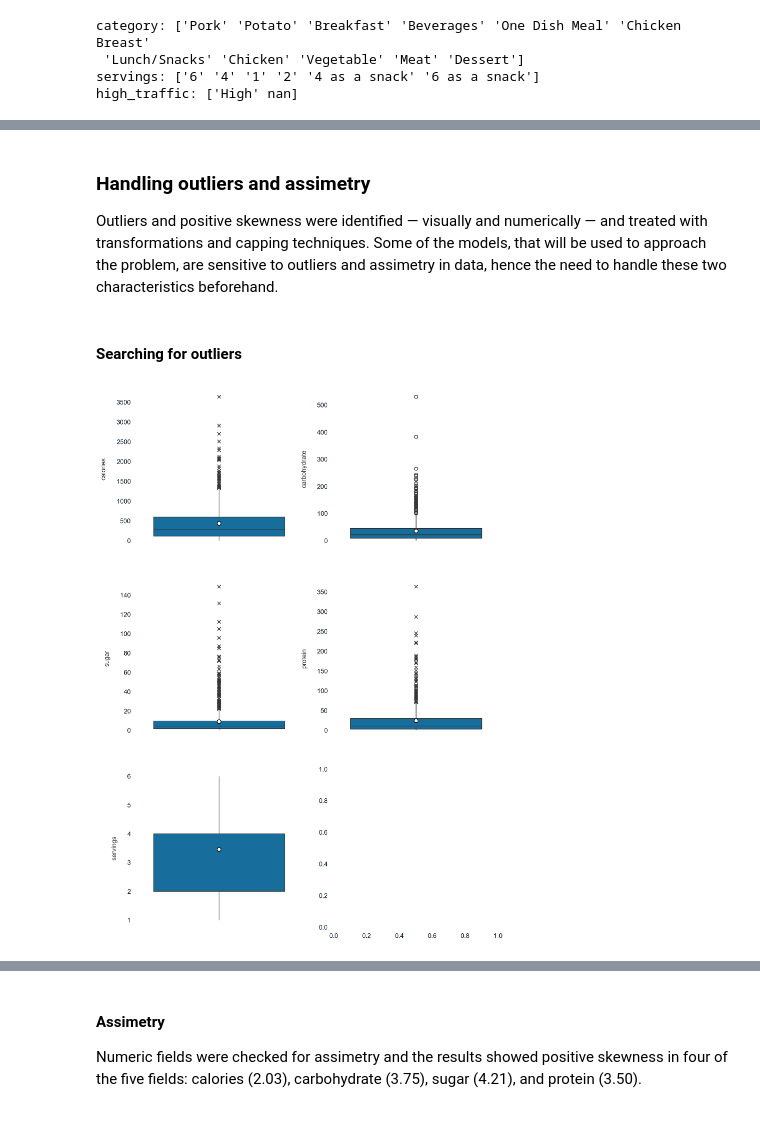
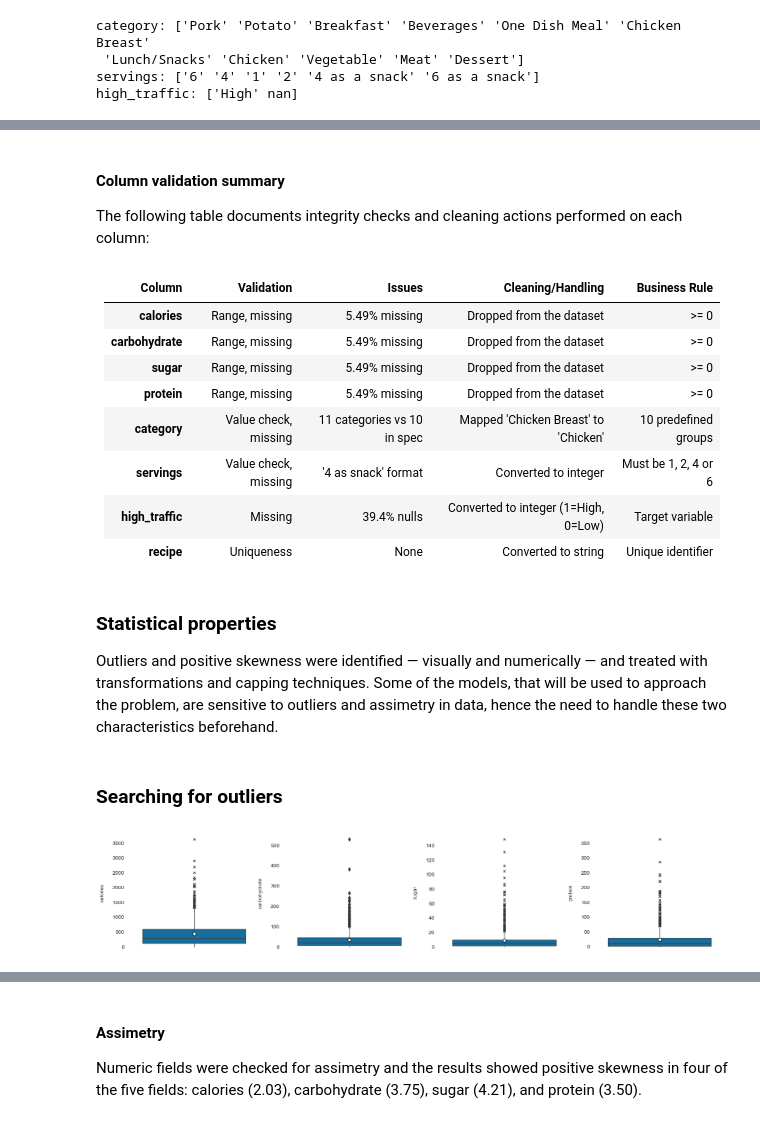
Before and after one commit to adorigueto/Site-Traffic-Tasty-Bites, a Jupyter notebook: notebook.ipynb, the cells around one changed output, grey strips where cells are left out. Cells and saved outputs as stored; diff of their text form; code cells hidden in the pictures.

```diff
--- a/notebook.ipynb
+++ b/notebook.ipynb
@@ -164,0 +158,6 @@ df = df.dropna()
+# %%
+# Visualize missing values pattern
+plt.style.use('my_style.mplstyle')
+msno.matrix(df)
+plt.title("Missing Values Pattern (Yellow = Missing)")
+plt.show()
@@ -164,0 +253,4 @@ df = df.dropna()
+# %%
+# Fix category before other processing
+df['category'] = df['category'].replace('Chicken Breast', 'Chicken')
+print("Category mapping applied: 'Chicken Breast' → 'Chicken'")
@@ -165,14 +291,28 @@ df = df.dropna()
+# %% [markdown]
+#### Column validation summary
+The following table documents integrity checks and cleaning actions performed on each column:
+# %% [markdown]
+| Column | Validation | Issues | Cleaning/Handling | Business Rule |
+|--------|------------|--------|----------|---------------|
+| **calories** | Range, missing | 5.49% missing | Dropped from the dataset | >= 0 |
+| **carbohydrate** | Range, missing | 5.49% missing | Dropped from the dataset | >= 0 |
+| **sugar** | Range, missing | 5.49% missing | Dropped from the dataset | >= 0 |
+| **protein** | Range, missing | 5.49% missing | Dropped from the dataset | >= 0 |
+| **category** | Value check, missing | 11 categories vs 10 in spec | Mapped 'Chicken Breast' to 'Chicken' | 10 predefined groups |
+| **servings** | Value check, missing | '4 as snack' format | Converted to integer | Must be 1, 2, 4 or 6 |
+| **high_traffic** | Missing | 39.4% nulls | Converted to integer (1=High, 0=Low) | Target variable |
+| **recipe** | Uniqueness | None | Converted to string | Unique identifier |
+# %% [markdown]
+### Statistical properties
+Outliers and positive skewness were identified — visually and numerically — and treated with transformations and capping techniques. Some of the models, that will be used to approach the problem, are sensitive to outliers and assimetry in data, hence the need to handle these two characteristics beforehand.
 # %% [markdown]
-### Handling outliers and assimetry
-Outliers and positive skewness were identified — visually and numerically — and treated with transformations and capping techniques. Some of the models, that will be used to approach the problem, are sensitive to outliers and assimetry in data, hence the need to handle these two characteristics beforehand.
+### Searching for outliers
-# %% [markdown]
-#### Searching for outliers
 # %%
 sns.set_theme(style="white")
 sns.set_palette('colorblind')
 plt.style.use('my_style.mplstyle')
 
-fig, axs = plt.subplots(figsize=(10, 15), dpi=100, ncols=2, nrows=3)
+fig, axs = plt.subplots(figsize=(20, 4), dpi=100, ncols=4, nrows=1)
 
 boxplot = sns.boxplot(
     y = 'calories',
@@ -182,49 +322,39 @@ boxplot = sns.boxplot(
     meanprops={"marker":"o", "markerfacecolor":"white", "markeredgecolor":"black"},
     notch=False,
     showcaps=False,
-    ax=axs[0, 0]
+    ax=axs[0]
 )
 boxplot = sns.boxplot(
     y = 'carbohydrate',
     data = df,
     showmeans=True,
     meanprops={"marker":"o", "markerfacecolor":"white", "markeredgecolor":"black"},
     notch=False,
     showcaps=False,
-    ax=axs[0, 1]
+    ax=axs[1]
 )
 boxplot = sns.boxplot(
     y = 'sugar',
     data = df,
     showmeans=True,
     flierprops={"marker": "x"},
     meanprops={"marker":"o", "markerfacecolor":"white", "markeredgecolor":"black"},
     notch=False,
     showcaps=False,
-    ax=axs[1, 0]
+    ax=axs[2]
 )
 boxplot = sns.boxplot(
     y = 'protein',
     data = df,
     showmeans=True,
     flierprops={"marker": "x"},
     meanprops={"marker":"o", "markerfacecolor":"white", "markeredgecolor":"black"},
     notch=False,
     showcaps=False,
-    ax=axs[1, 1]
+    ax=axs[3]
 )
-boxplot = sns.boxplot(
-    y = 'servings',
-    data = df,
-    showmeans=True,
-    flierprops={"marker": "x"},
-    meanprops={"marker":"o", "markerfacecolor":"white", "markeredgecolor":"black"},
-    notch=False,
-    showcaps=False,
-    ax=axs[2, 0]
-)
 # %% [output]
-[figure, old version]
+[figure, new version]
 # %%
 sns.set_theme(style="white")
 plt.style.use('my_style.mplstyle')
```
Also changed, not shown: parts of 23 cells of this notebook.
